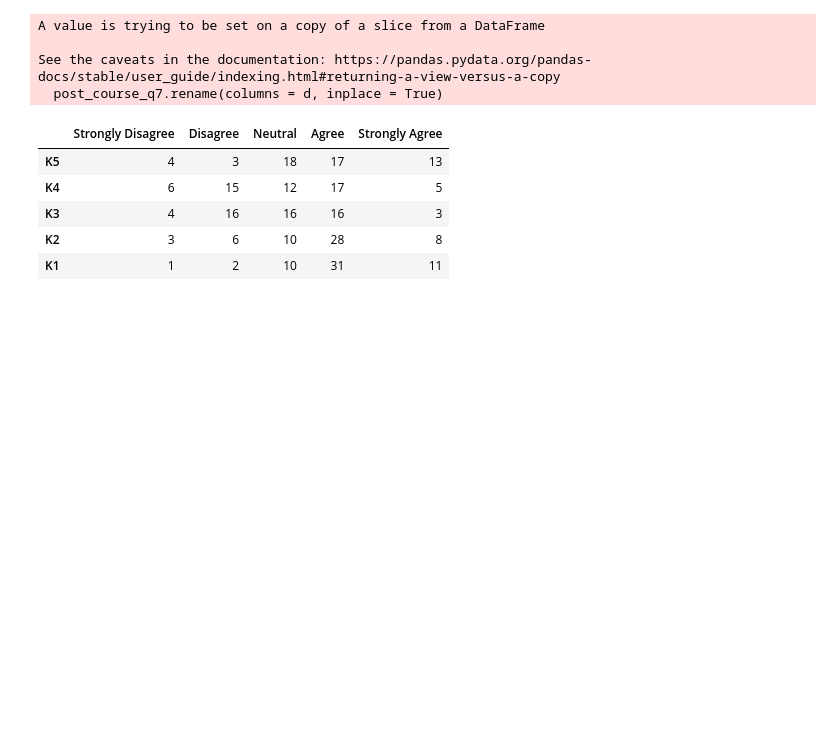
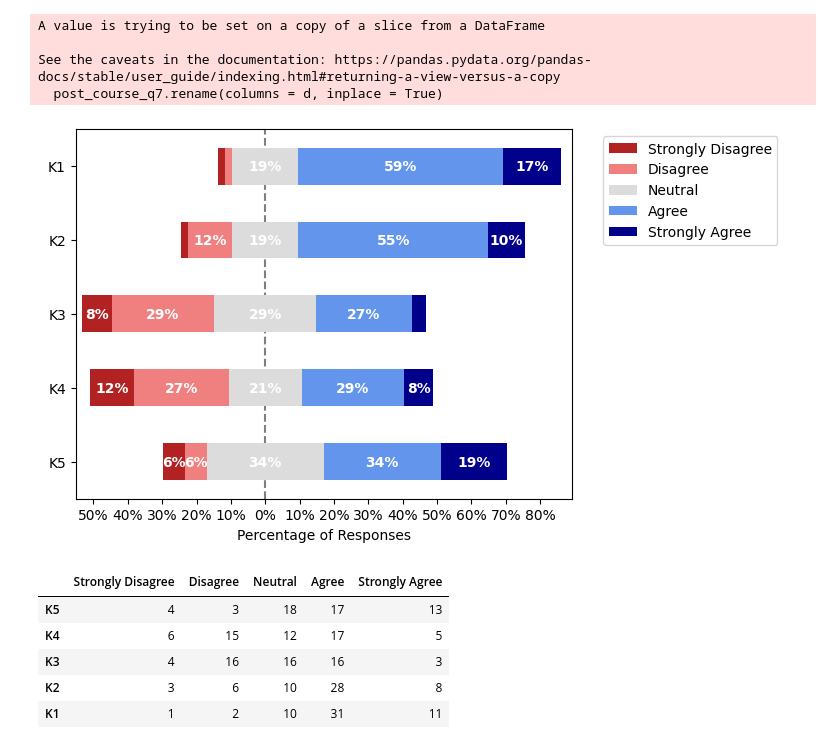
Before and after one commit to kwangyy/electro-analysis, a Jupyter notebook: q7_analysis.ipynb, the cells around one changed output. Cells and saved outputs as stored; diff of their text form; code cells hidden in the pictures; blank space fills up the shorter version.

```diff
--- a/q7_analysis.ipynb
+++ b/q7_analysis.ipynb
@@ -32,6 +32,16 @@ See the caveats in the documentation: https://pandas.pydata.org/pandas-docs/stab
 # %%
 post_course_q7 = post_course_q7.drop(6)
 post_course_q7.reset_index(inplace=True, drop = True)
+
+scale = ['Strongly Disagree', 'Disagree', 'Neutral', 'Agree', 'Strongly Agree']
+# %%
+import matplotlib.pyplot as plt
+import plot_likert
+axes = plot_likert.plot_likert(post_course_q7, scale, plot_percentage = True, bar_labels = True)
+axes.set_title("")
+axes.get_figure().savefig('Divergent Barchart.jpg', dpi = 1920, bbox_inches = "tight")
+# %% [output]
+[figure, added]
 # %%
 post_course_q7_sum = pd.DataFrame()
 for column in post_course_q7:
```
Also changed, not shown: parts of 5 cells of this notebook, 5 other files.
